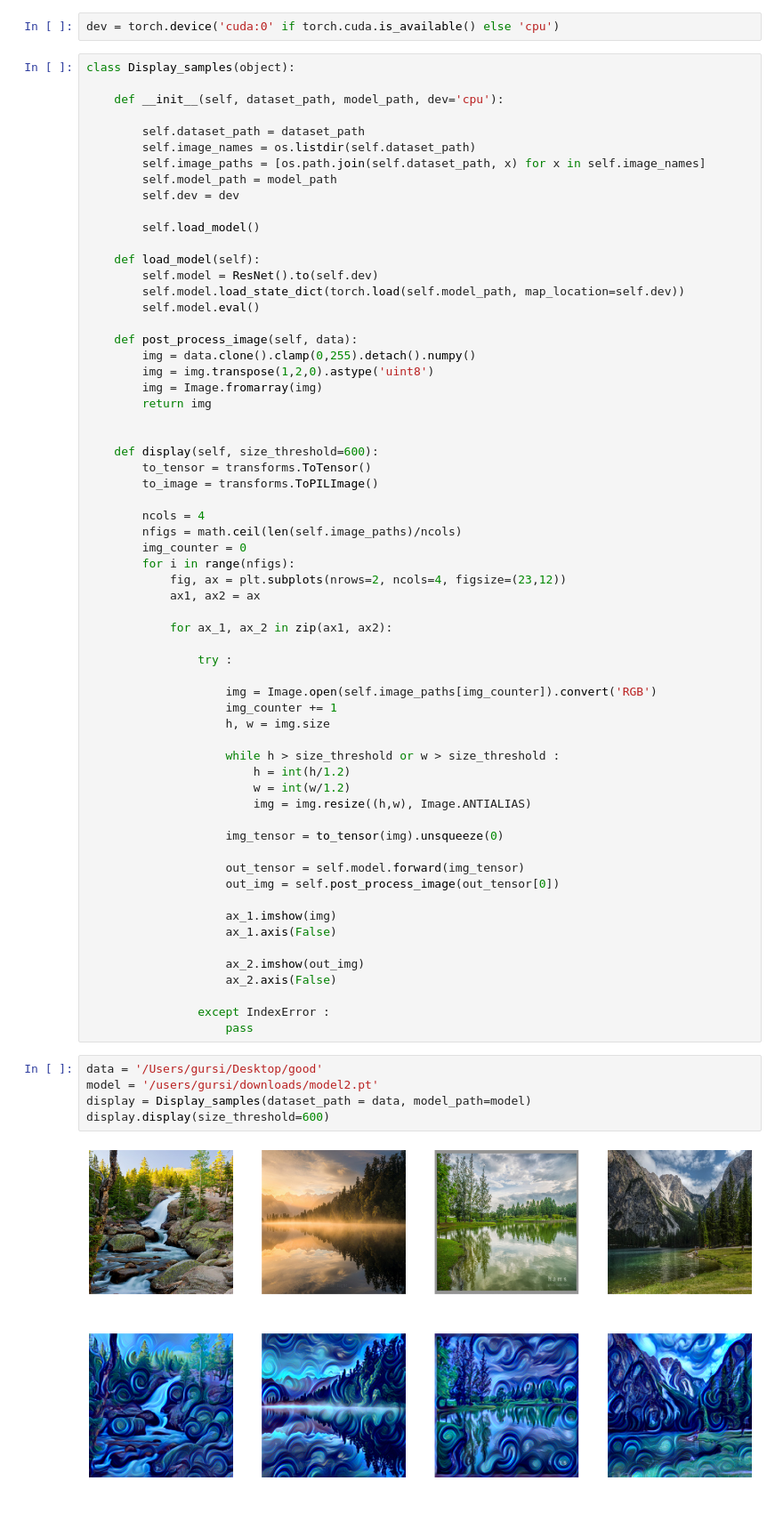
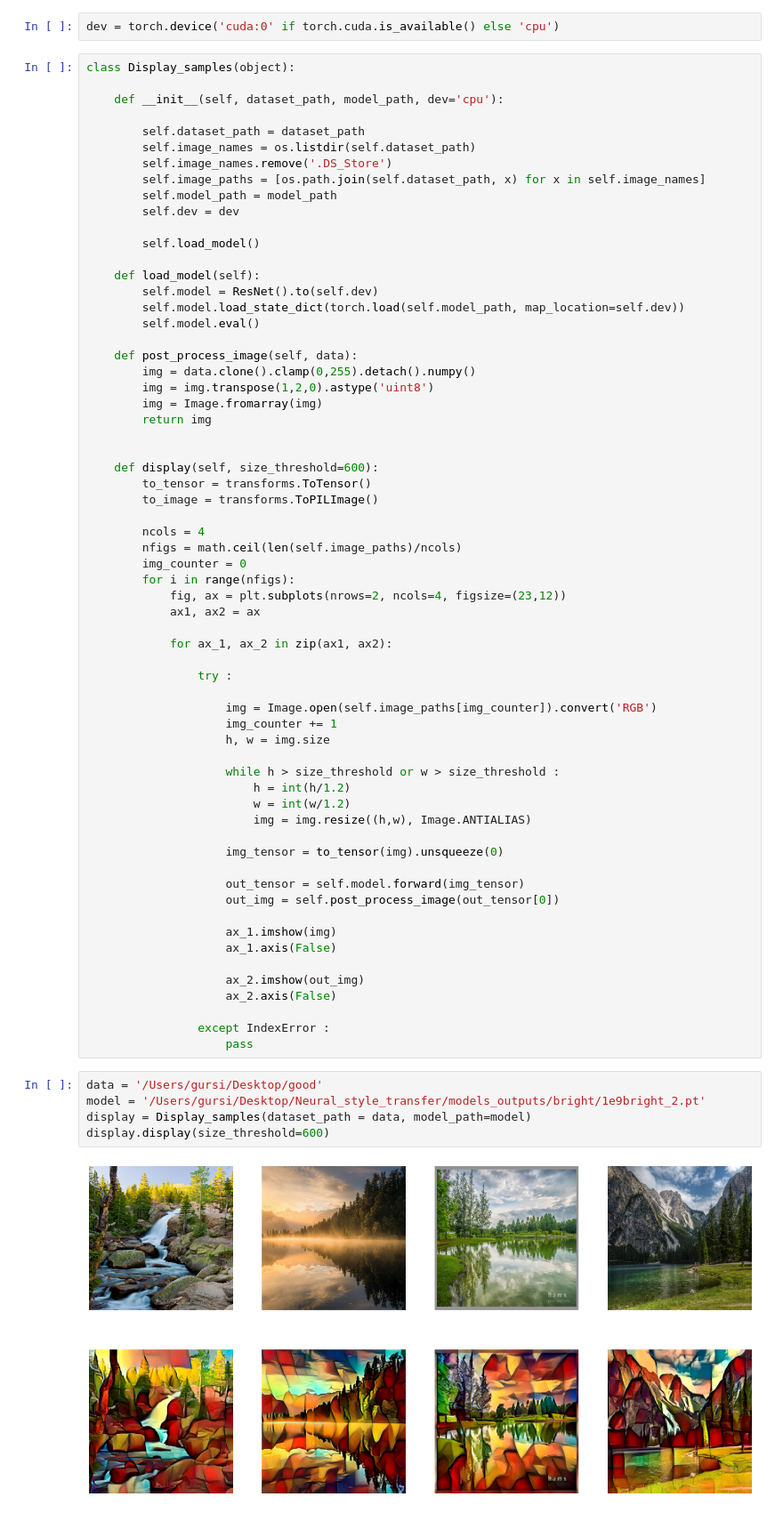
Before and after one commit to gursi26/Neural_style_transfer, a Jupyter notebook: sample.ipynb, the cells around one changed output. Shown at 89% size. Saved outputs shown, nothing was run; the diff lists cells and outputs as text.

Commit message:
images added

```diff
--- a/sample.ipynb
+++ b/sample.ipynb
@@ -16,6 +16,7 @@ class Display_samples(object):
 
         self.dataset_path = dataset_path
         self.image_names = os.listdir(self.dataset_path)
+        self.image_names.remove('.DS_Store')
         self.image_paths = [os.path.join(self.dataset_path, x) for x in self.image_names]
         self.model_path = model_path
         self.dev = dev
@@ -73,8 +74,8 @@ class Display_samples(object):
                     pass
 # %%
 data = '/Users/gursi/Desktop/good'
-model = '/users/gursi/downloads/model2.pt'
+model = '/Users/gursi/Desktop/Neural_style_transfer/models_outputs/bright/1e9bright_2.pt'
 display = Display_samples(dataset_path = data, model_path=model)
 display.display(size_threshold=600)
 # %% [output]
-[figure, old version]
+[figure, new version]
```
Also changed, not shown: 13 other files.
